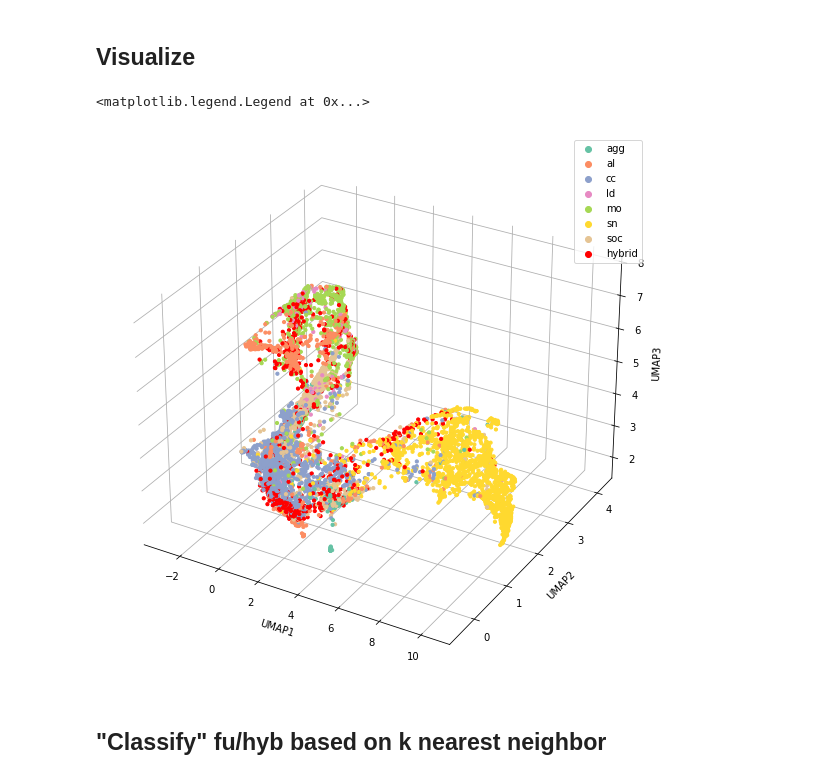
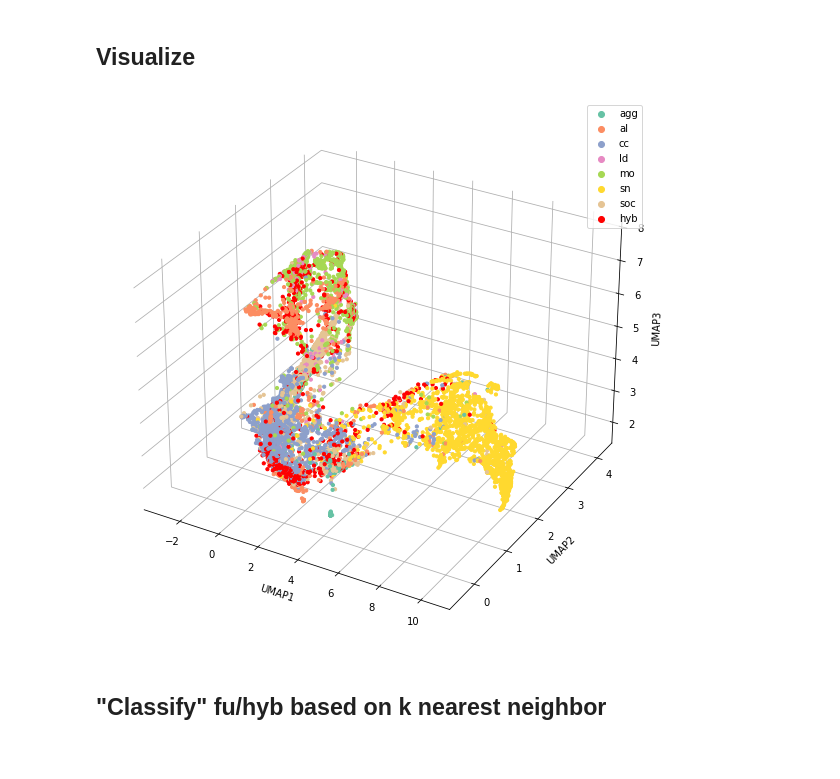
Before and after one commit to marathomas/meerkat_umap, a Jupyter notebook: notebooks/06_meerkat_fu.ipynb, the cells around one changed output. Drawn from its saved outputs; the diff is of its cells as text; code cells hidden in the pictures.

```diff
--- a/notebooks/06_meerkat_fu.ipynb
+++ b/notebooks/06_meerkat_fu.ipynb
@@ -141,3 +127,6 @@ df_clear = pd.read_pickle(os.path.join(os.path.sep, DATA, "df_focal_reduced.pkl"
 df_clear.shape
 # %% [output]
 (6430, 34)
+# %%
+df_hybfu = pd.read_pickle(os.path.join(os.path.sep, DATA, "df_fu.pkl"))
+df_hybfu.shape
@@ -144,3 +135,2 @@ df_clear.shape
 # %%
-df_hybfu = df_fu
-df_hybfu.shape
+df_hybfu['call_lable'] = ['hyb']*df_hybfu.shape[0]
@@ -149,2 +136,0 @@ df_hybfu.shape
-# %%
-df_hybfu['call_lable'] = ['hybrid']*df_hybfu.shape[0]
@@ -216,14 +196,14 @@ ax = fig.add_subplot(111, projection='3d')
 scat_labels = labels_all
 labeltypes = sorted(list(set(scat_labels)))
 
-labeltypes.remove('hybrid') # make these custom
+labeltypes.remove('hyb') # make these custom
 
 # makes colors same as AVGN visualization
 pal = sns.color_palette("Set2", n_colors=len(labeltypes))
 #pal = sns.color_palette("deep", n_colors=len(labeltypes))
 color_dict = dict(zip(labeltypes, pal))
 
-color_dict['hybrid'] = (1,0,0) # make them red
+color_dict['hyb'] = (1,0,0) # make them red
 
 c = [color_dict[val] for val in scat_labels]
 
@@ -232,36 +212,35 @@ Axes3D.scatter(ax,
                xs = embedding_all[:,0],
                ys = embedding_all[:,1],
                zs = embedding_all[:,2],
                zdir='z',
                s=10,
                label = c,
                c=c,
                depthshade=False)
 
 ax.set_xlabel('UMAP1')
 ax.set_ylabel('UMAP2')
 ax.set_zlabel('UMAP3')
 
 ax.xaxis.pane.fill = False
 ax.yaxis.pane.fill = False
 ax.zaxis.pane.fill = False
 
 ax.xaxis.pane.set_edgecolor('w')
 ax.yaxis.pane.set_edgecolor('w')
 ax.zaxis.pane.set_edgecolor('w')
 
-labeltypes = labeltypes+['hybrid']
+labeltypes = labeltypes+['hyb']
 scatters = []
 for label in labeltypes:
     scatters.append(matplotlib.lines.Line2D([0],[0], linestyle="none", c=color_dict[label], marker = 'o'))
 
 ax.legend(scatters, labeltypes, numpoints = 1)
 
 #plt.show()
 plt.savefig(os.path.join(os.path.sep,FIGURES,datetime.datetime.today().strftime('%Y-%m-%d')+'_fu'))
 # %% [output]
-<matplotlib.legend.Legend at 0x...>
-[figure, old version]
+[figure, new version]
 # %%
 #def update(i, fig, ax):
 #    ax.view_init(elev=20., azim=i)
```
Also changed, not shown: parts of 16 cells of this notebook, 2 other files.
